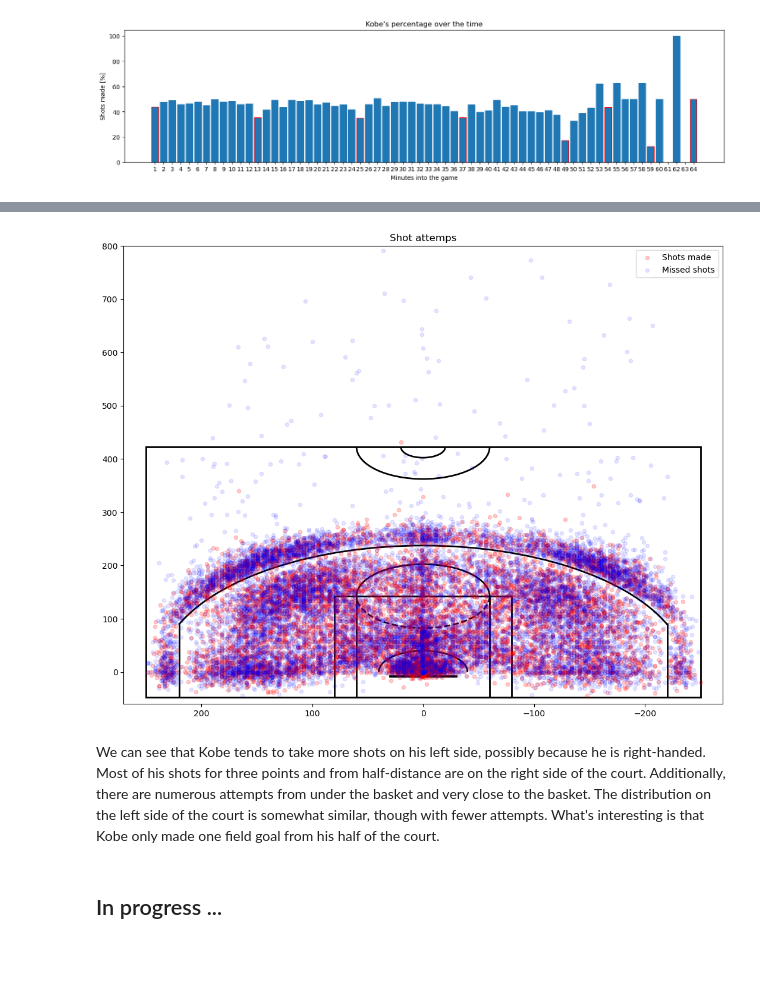
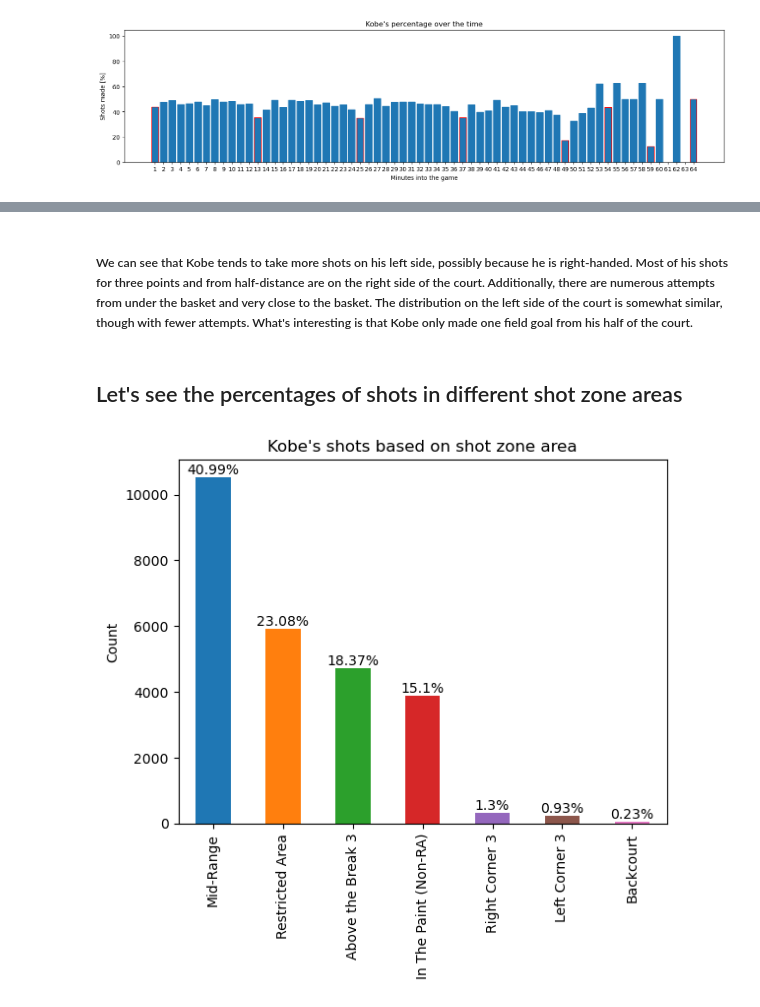
Before and after one commit to AleksaTanaskovic/Which-Shots-Did-Kobe-Sink, a Jupyter notebook: Kobe Bryant Shot Selection.ipynb, the cells around one changed output, grey strips where cells are left out. Cells and saved outputs as stored; diff of their text form; code cells hidden in the pictures; blank space fills up the shorter version.

```diff
--- a/Kobe Bryant Shot Selection.ipynb
+++ b/Kobe Bryant Shot Selection.ipynb
@@ -169,19 +236,27 @@ def draw_court(ax=None, color='black', lw=2, outer_lines=False):
-# %%
-plt.figure(figsize = (13, 10))
-
-draw_court(outer_lines = True)
-plt.ylim(-60, 800)
-plt.xlim(270, -270)
-plt.title('Shot attemps')
-
-plt.scatter(data[data['shot_made_flag'] == 1]['loc_x'], data[data['shot_made_flag'] == 1]['loc_y'], s = 20, alpha = 0.2, c = 'red', label = 'Shots made')
-plt.scatter(data[data['shot_made_flag'] == 0]['loc_x'], data[data['shot_made_flag'] == 0]['loc_y'], s = 20, alpha = 0.1, c = 'blue', label = 'Missed shots')
-
-plt.legend()
-plt.show()
-# %% [output]
-[figure, removed]
 # %% [markdown]
-We can see that Kobe tends to take more shots on his left side, possibly because he is right-handed. Most of his shots for three points and from half-distance are on the right side of the court. Additionally, there are numerous attempts from under the basket and very close to the basket. The distribution on the left side of the court is somewhat similar, though with fewer attempts. What's interesting is that Kobe only made one field goal from his half of the court.
+<h5>We can see that Kobe tends to take more shots on his left side, possibly because he is right-handed. Most of his shots for three points and from half-distance are on the right side of the court. Additionally, there are numerous attempts from under the basket and very close to the basket. The distribution on the left side of the court is somewhat similar, though with fewer attempts. What's interesting is that Kobe only made one field goal from his half of the court.</h5>
 # %% [markdown]
-<h2>In progress ...</h2>
+<h2>Let's see the percentages of shots in different shot zone areas</h2>
+# %%
+shots_from_various_zones = data['shot_zone_basic'].value_counts()
+
+percentages_from_various_zones = (shots_from_various_zones / total_shots * 100).round(2)
+
+colors = [(31/255, 119/255, 180/255),
+          (255/255, 127/255, 14/255),
+          (44/255, 160/255, 44/255),
+          (214/255, 39/255, 40/255),
+          (148/255, 103/255, 189/255),
+          (140/255, 86/255, 75/255),
+          (227/255, 119/255, 194/255)]
+
+ax = shots_from_various_zones.plot(kind = 'bar', color = colors)
+
+for i, v in enumerate(shots_from_various_zones):
+    ax.text(i, v + 5, f'{percentages_from_various_zones[i]}%', ha = 'center', va = 'bottom')
+
+plt.title("Kobe's shots based on shot zone area")
+plt.ylabel("Count")
+plt.show()
+# %% [output]
+[figure, added]
```
Also changed, not shown: parts of 34 cells of this notebook.
